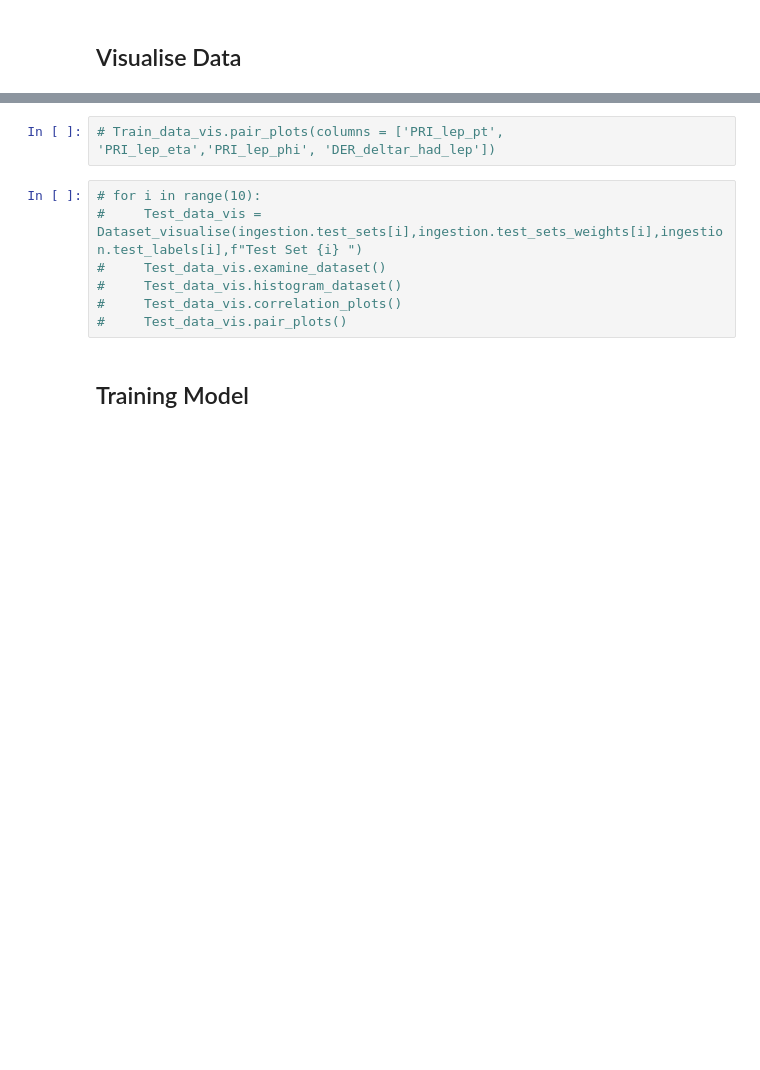
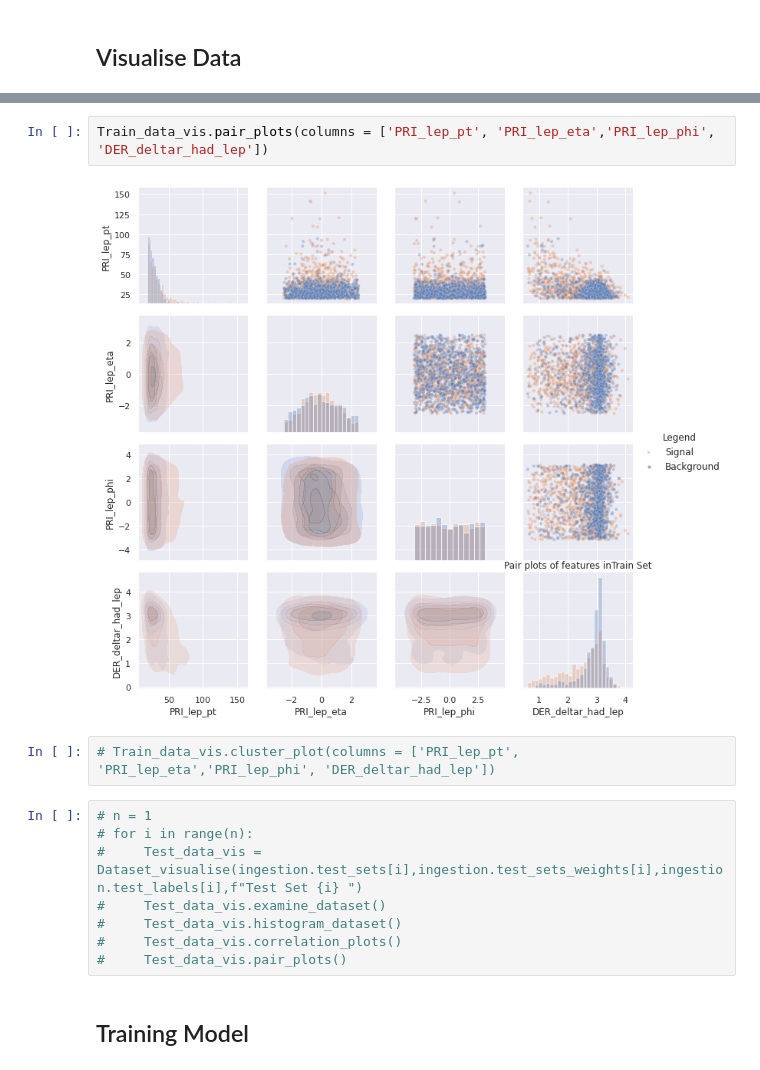
Before and after one commit to ihsaan-ullah/fair-universe, a Jupyter notebook: Competition_Bundle_HEP/Starting_kit/Starting_kit.ipynb, the cells around one changed output, grey strips where cells are left out. Drawn from its saved outputs; the diff is of its cells as text; blank space fills up the shorter version.

```diff
--- a/Competition_Bundle_HEP/Starting_kit/Starting_kit.ipynb
+++ b/Competition_Bundle_HEP/Starting_kit/Starting_kit.ipynb
@@ -63,7 +110,12 @@ ingestion.load_test_sets()
+# %%
+Train_data_vis.pair_plots(columns = ['PRI_lep_pt', 'PRI_lep_eta','PRI_lep_phi', 'DER_deltar_had_lep'])
+# %% [output]
+[figure, added]
 # %%
-# Train_data_vis.pair_plots(columns = ['PRI_lep_pt', 'PRI_lep_eta','PRI_lep_phi', 'DER_deltar_had_lep'])
+# Train_data_vis.cluster_plot(columns = ['PRI_lep_pt', 'PRI_lep_eta','PRI_lep_phi', 'DER_deltar_had_lep'])
 # %%
-# for i in range(10):
+# n = 1
+# for i in range(n):
 #     Test_data_vis = Dataset_visualise(ingestion.test_sets[i],ingestion.test_sets_weights[i],ingestion.test_labels[i],f"Test Set {i} ")
 #     Test_data_vis.examine_dataset()
 #     Test_data_vis.histogram_dataset()
```
Also changed, not shown: parts of 19 cells of this notebook, 3 other files.
